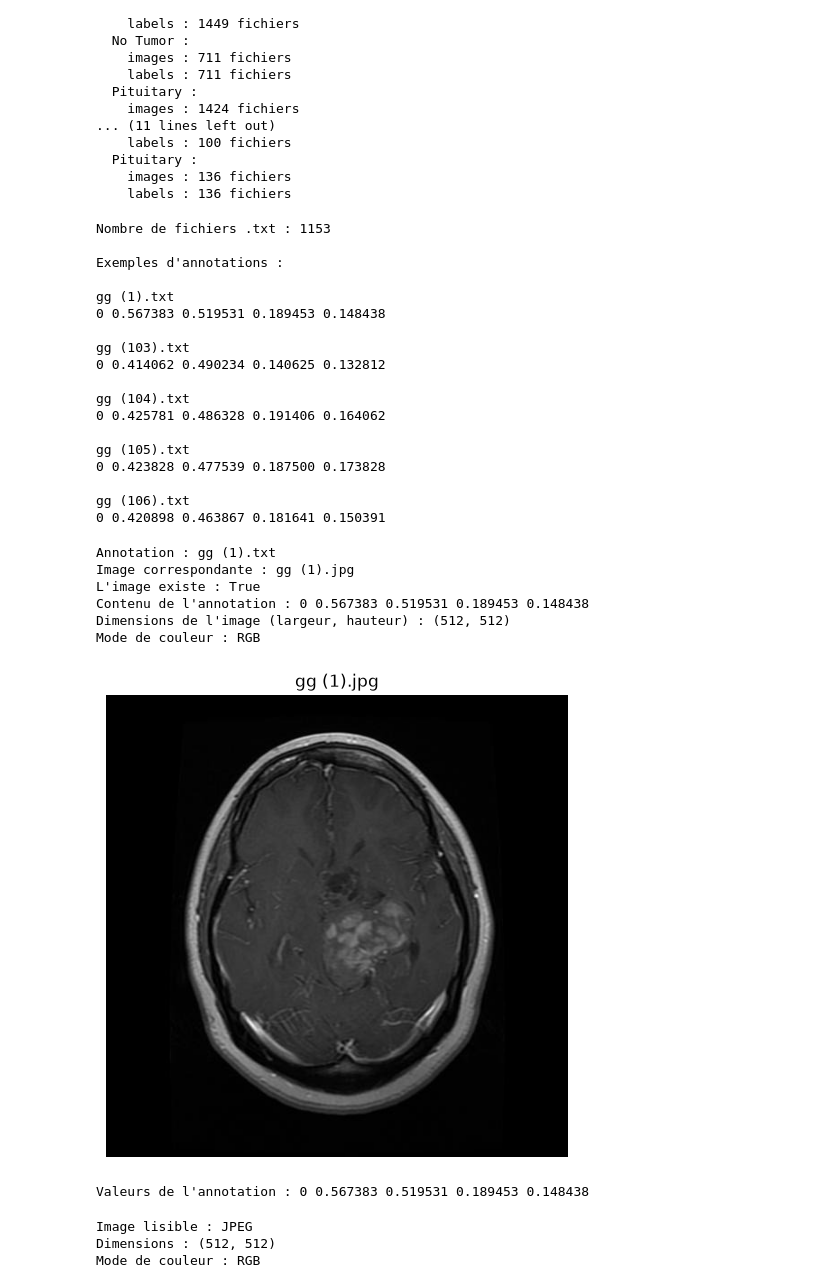
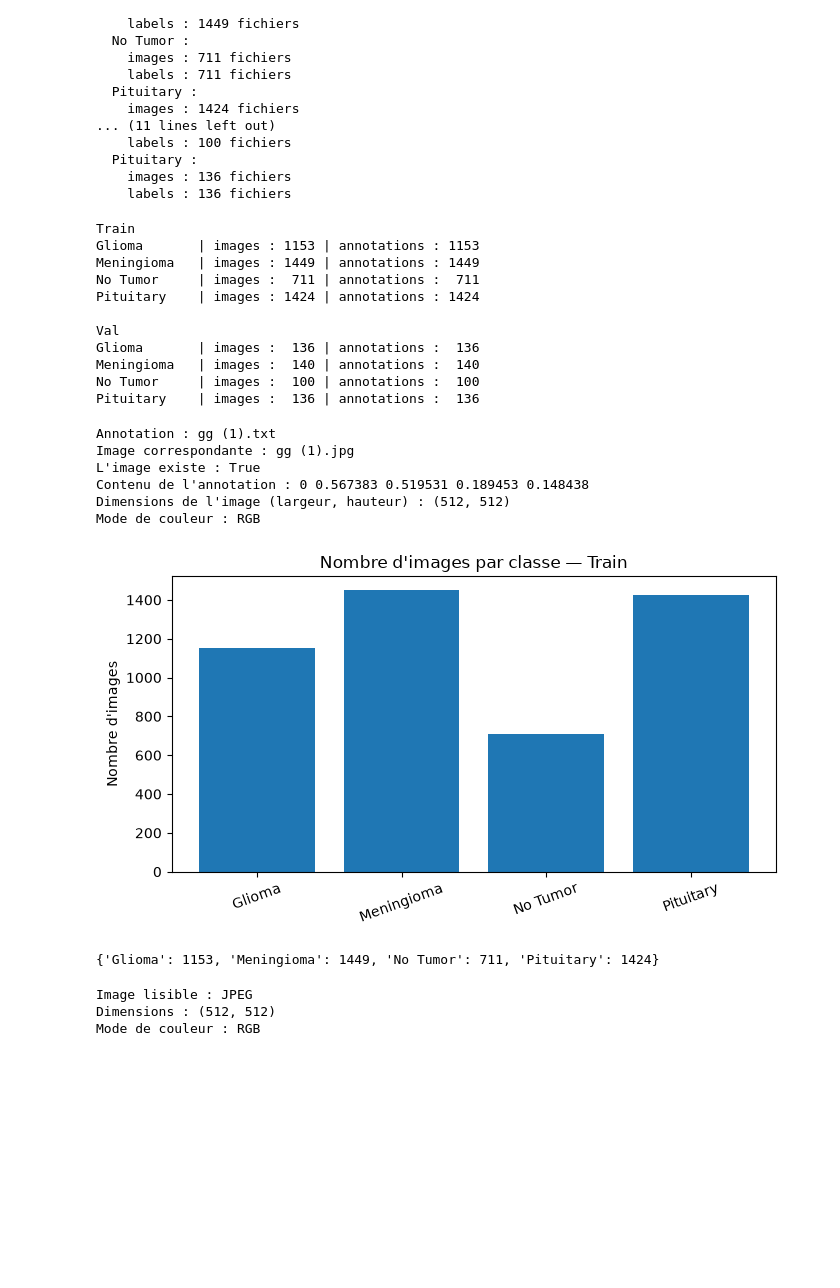
Before and after one commit to Azzam-Olaya/neuroscan-ai, a Jupyter notebook: notebook/exploration.ipynb, the cells around one changed output. Saved outputs shown, nothing was run; the diff lists cells and outputs as text; code cells hidden in the pictures; blank space fills up the shorter version.

Commit message:
feat(notebook): update dataset exploration with extended analysis

```diff
--- a/notebook/exploration.ipynb
+++ b/notebook/exploration.ipynb
@@ -124,35 +110,33 @@ Train :
     images : 136 fichiers
     labels : 136 fichiers
 # %%
-dossier_labels = chemin_dataset / "Train" / "Glioma" / "labels"
+extensions_images = {".jpg", ".jpeg", ".png", ".bmp", ".webp"}
+comptes = {}
 
-fichiers_labels = sorted(dossier_labels.glob("*.txt"))
+for split in SPLITS:
+    print(f"\n{split}")
+    for classe in CLASSES:
+        dossier_images = DATASET_DIR / split / classe / "images"
+        dossier_labels = DATASET_DIR / split / classe / "labels"
 
-print("Nombre de fichiers .txt :", len(fichiers_labels))
-print("\nExemples d'annotations :")
+        images = [p for p in dossier_images.iterdir()
+                  if p.is_file() and p.suffix.lower() in extensions_images] if dossier_images.exists() else []
+        labels = list(dossier_labels.glob("*.txt")) if dossier_labels.exists() else []
 
-for fichier in fichiers_labels[:5]:
-    print(f"\n{fichier.name}")
-    print(fichier.read_text(encoding="utf-8").strip())
+        comptes[(split, classe)] = len(images)
+        print(f"{classe:12} | images : {len(images):4} | annotations : {len(labels):4}")
 # %% [output]
-Nombre de fichiers .txt : 1153
+Train
+Glioma       | images : 1153 | annotations : 1153
+Meningioma   | images : 1449 | annotations : 1449
+No Tumor     | images :  711 | annotations :  711
+Pituitary    | images : 1424 | annotations : 1424
 
-Exemples d'annotations :
-
-gg (1).txt
-0 0.567383 0.519531 0.189453 0.148438
-
-gg (103).txt
-0 0.414062 0.490234 0.140625 0.132812
-
-gg (104).txt
-0 0.425781 0.486328 0.191406 0.164062
-
-gg (105).txt
-0 0.423828 0.477539 0.187500 0.173828
-
-gg (106).txt
-0 0.420898 0.463867 0.181641 0.150391
+Val
+Glioma       | images :  136 | annotations :  136
+Meningioma   | images :  140 | annotations :  140
+No Tumor     | images :  100 | annotations :  100
+Pituitary    | images :  136 | annotations :  136
 # %%
 from PIL import Image
 
@@ -179,19 +163,23 @@ Contenu de l'annotation : 0 0.567383 0.519531 0.189453 0.148438
 Dimensions de l'image (largeur, hauteur) : (512, 512)
 Mode de couleur : RGB
 # %%
-import matplotlib.pyplot as plt
+comptes_train = {
+    classe: comptes.get(("Train", classe), 0)
+    for classe in CLASSES
+}
 
-with Image.open(fichier_image) as image:
-    plt.figure(figsize=(6, 6))
-    plt.imshow(image)
-    plt.title(fichier_image.name)
-    plt.axis("off")
-    plt.show()
+plt.figure(figsize=(7, 4))
+plt.bar(comptes_train.keys(), comptes_train.values())
+plt.title("Nombre d'images par classe — Train")
+plt.ylabel("Nombre d'images")
+plt.xticks(rotation=20)
+plt.tight_layout()
+plt.show()
 
-print("Valeurs de l'annotation :", fichier_label.read_text(encoding="utf-8").strip())
+print(comptes_train)
 # %% [output]
-[figure, old version]
+[figure, new version]
-Valeurs de l'annotation : 0 0.567383 0.519531 0.189453 0.148438
+{'Glioma': 1153, 'Meningioma': 1449, 'No Tumor': 711, 'Pituitary': 1424}
 # %%
 from PIL import Image
 
```
Also changed, not shown: parts of 8 cells of this notebook.
